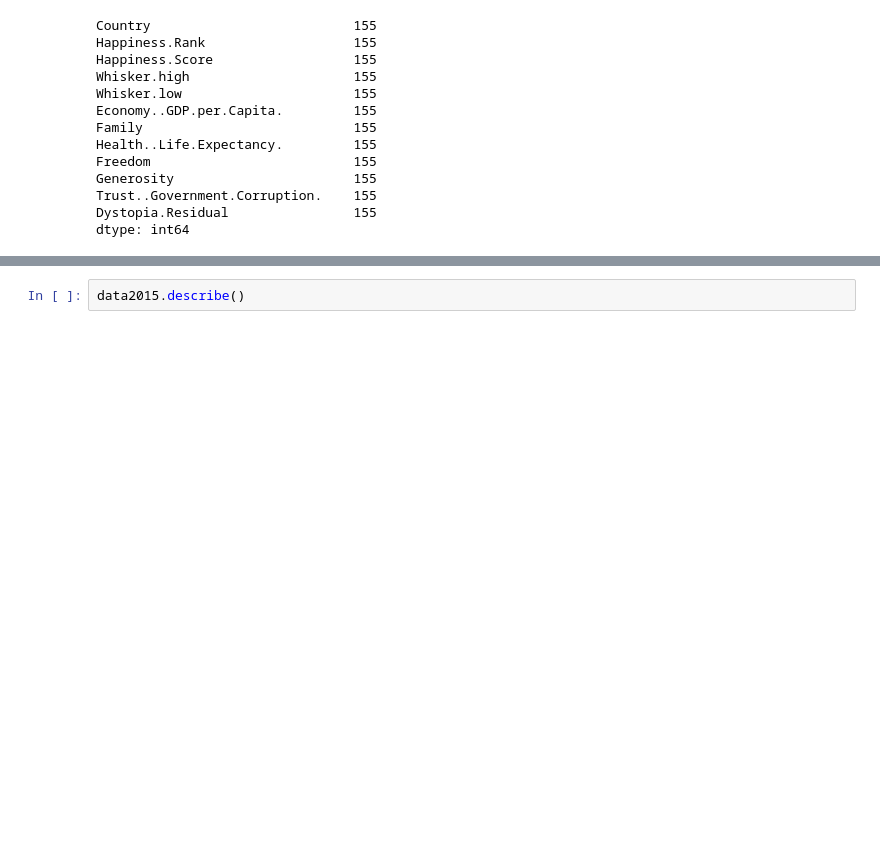
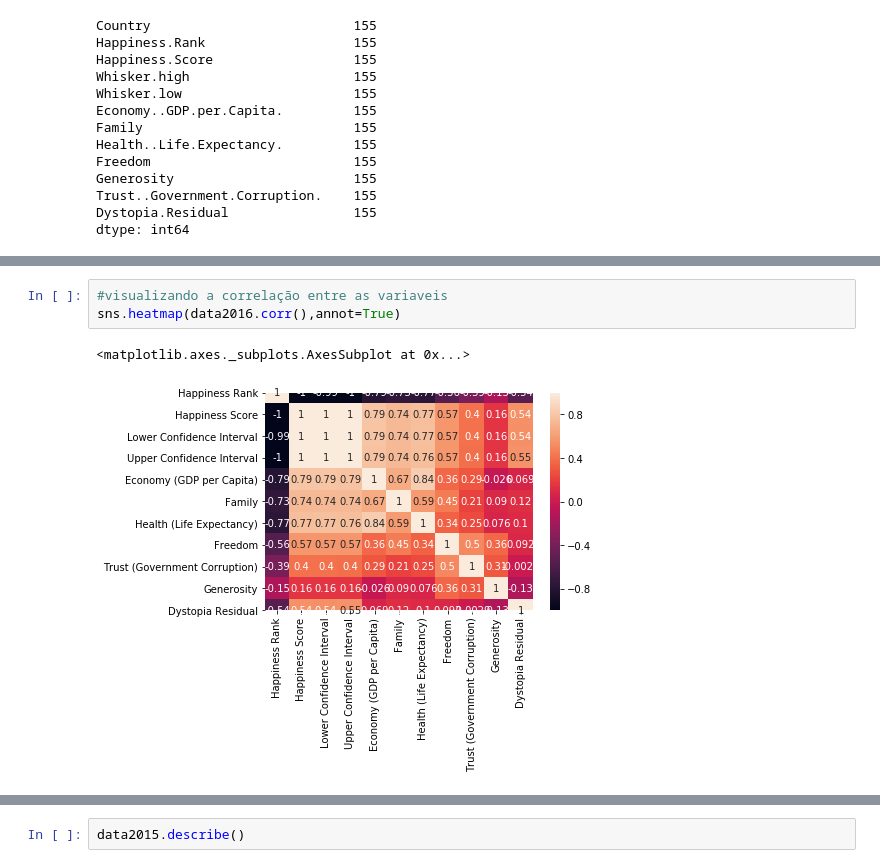
Before and after one commit to loribao/Data_Science_e_Machine_Learning, a Jupyter notebook: codigos/PosGraduacaoRui/AtividadeParaEntregar/AnaliseFelicidade.ipynb, the cells around one changed output, grey strips where cells are left out. Drawn from its saved outputs; the diff is of its cells as text; blank space fills up the shorter version.

```diff
--- a/codigos/PosGraduacaoRui/AtividadeParaEntregar/AnaliseFelicidade.ipynb
+++ b/codigos/PosGraduacaoRui/AtividadeParaEntregar/AnaliseFelicidade.ipynb
@@ -137,0 +100,6 @@ data2015.corr()
+# %%
+#visualizando a correlação entre as variaveis
+sns.heatmap(data2016.corr(),annot=True)
+# %% [output]
+<matplotlib.axes._subplots.AxesSubplot at 0x...>
+[figure, added]
```
Also changed, not shown: parts of 10 cells of this notebook.
